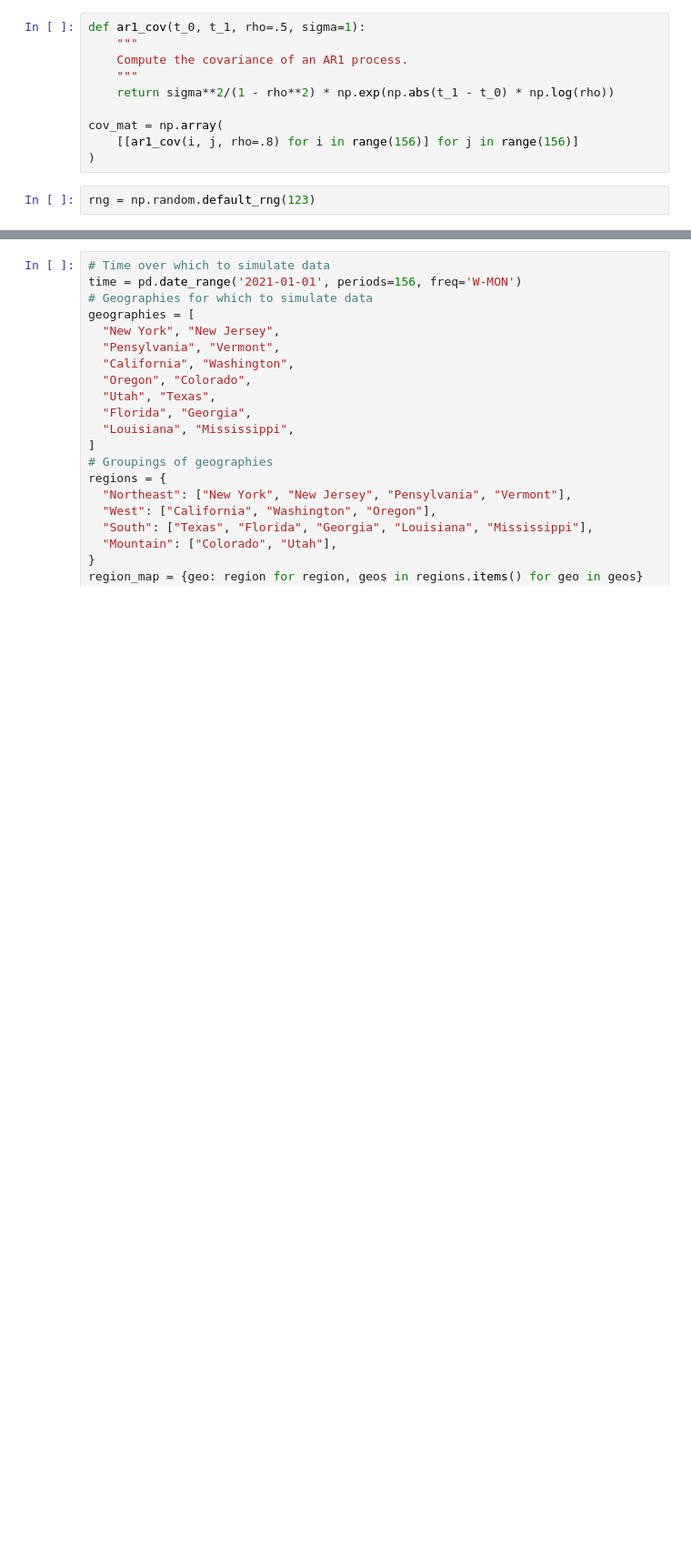
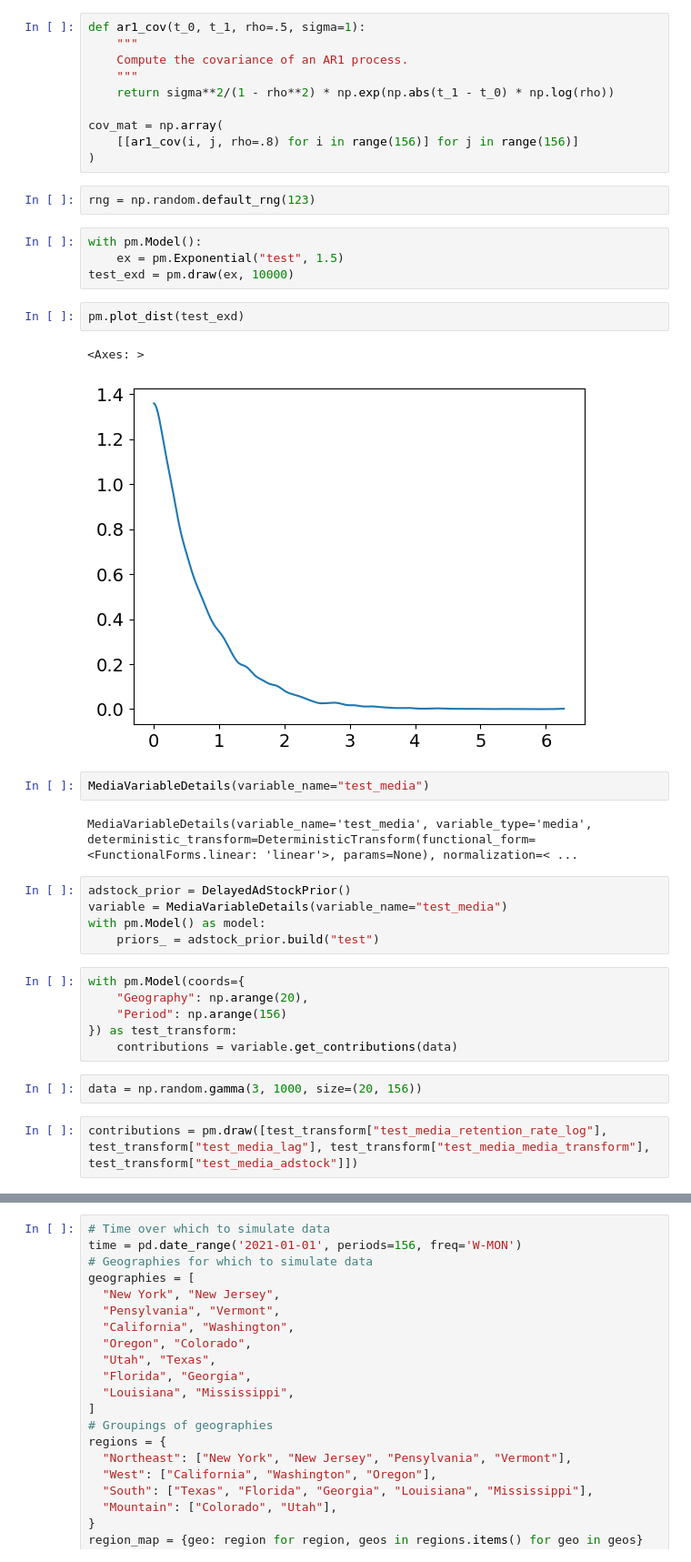
Before and after one commit to redam94/BayesInsight, a Jupyter notebook: archive/gp_test.ipynb, the cells around one changed output, grey strips where cells are left out. Shown at 91% size. Cells and saved outputs as stored; diff of their text form; blank space fills up the shorter version.

Commit message:
Updated adstock

```diff
--- a/archive/gp_test.ipynb
+++ b/archive/gp_test.ipynb
@@ -18,3 +26,31 @@ cov_mat = np.array(
 )
 # %%
 rng = np.random.default_rng(123)
+# %%
+with pm.Model():
+    ex = pm.Exponential("test", 1.5)
+test_exd = pm.draw(ex, 10000)
+# %%
+pm.plot_dist(test_exd)
+# %% [output]
+<Axes: >
+[figure, added]
+# %%
+MediaVariableDetails(variable_name="test_media")
+# %% [output]
+MediaVariableDetails(variable_name='test_media', variable_type='media', deterministic_transform=DeterministicTransform(functional_form=<FunctionalForms.linear: 'linear'>, params=None), normalization=< ...
+# %%
+adstock_prior = DelayedAdStockPrior()
+variable = MediaVariableDetails(variable_name="test_media")
+with pm.Model() as model:
+    priors_ = adstock_prior.build("test")
+# %%
+with pm.Model(coords={
+    "Geography": np.arange(20),
+    "Period": np.arange(156)
+}) as test_transform:
+    contributions = variable.get_contributions(data)
+# %%
+data = np.random.gamma(3, 1000, size=(20, 156))
+# %%
+contributions = pm.draw([test_transform["test_media_retention_rate_log"], test_transform["test_media_lag"], test_transform["test_media_media_transform"], test_transform["test_media_adstock"]])
```
Also changed, not shown: parts of 33 cells of this notebook, 4 other files.
